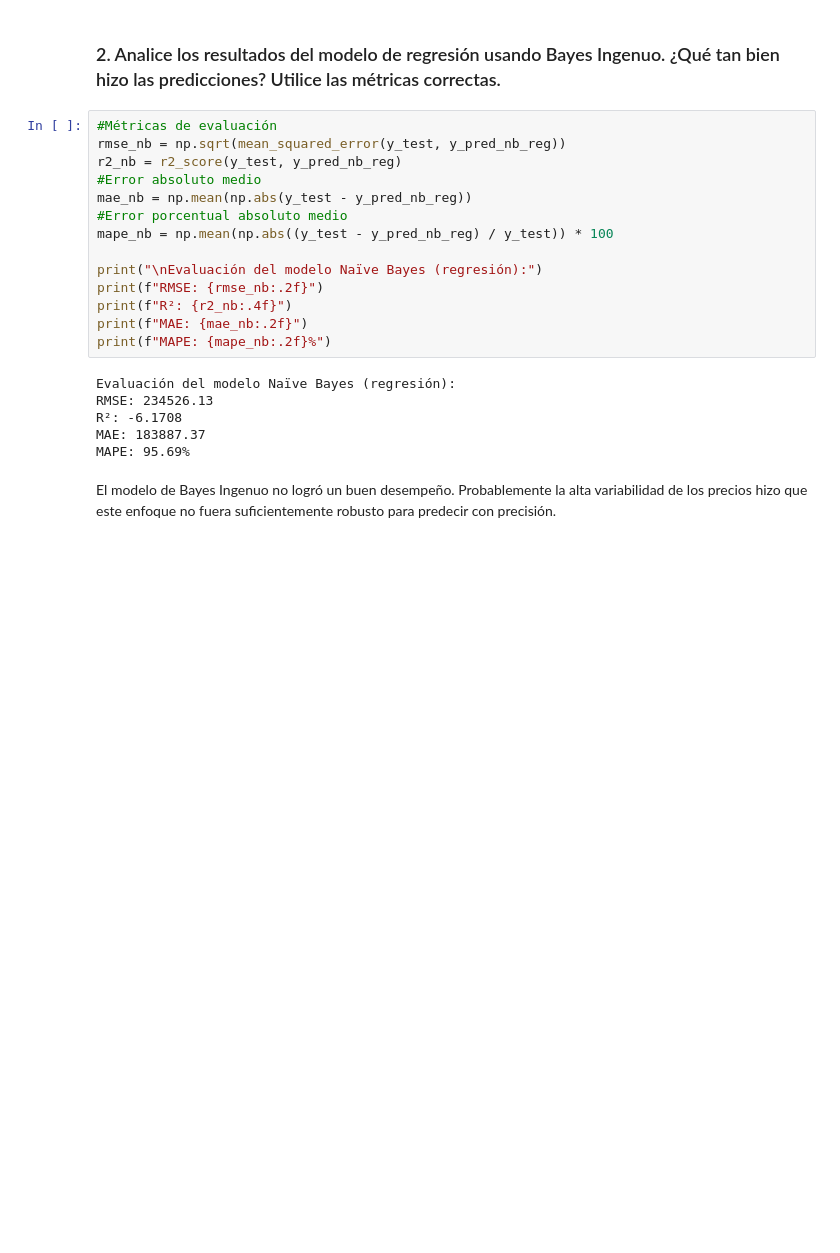
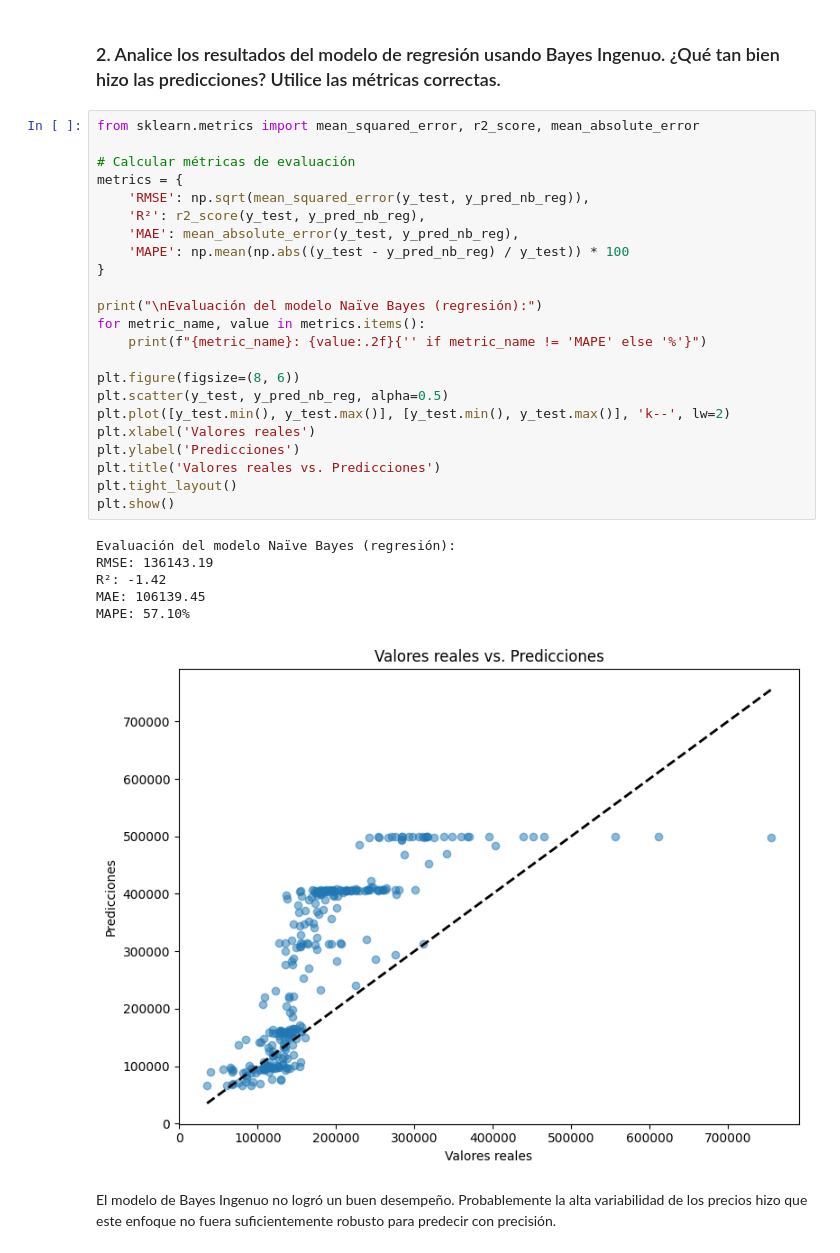
Before and after one commit to Riv2oo4/Proyecto1_MD, a Jupyter notebook: proyecto1.ipynb, the cells around one changed output. Saved outputs shown, nothing was run; the diff lists cells and outputs as text; blank space fills up the shorter version.

```diff
--- a/proyecto1.ipynb
+++ b/proyecto1.ipynb
@@ -1292,25 +1296,35 @@ Predicciones Naïve Bayes (Regresión) - primeras 10:
 # %% [markdown]
 ### 2. Analice los resultados del modelo de regresión usando Bayes Ingenuo. ¿Qué tan bien hizo las predicciones? Utilice las métricas correctas.
-# %%
-#Métricas de evaluación
-rmse_nb = np.sqrt(mean_squared_error(y_test, y_pred_nb_reg))
-r2_nb = r2_score(y_test, y_pred_nb_reg)
-#Error absoluto medio
-mae_nb = np.mean(np.abs(y_test - y_pred_nb_reg))
-#Error porcentual absoluto medio
-mape_nb = np.mean(np.abs((y_test - y_pred_nb_reg) / y_test)) * 100
-
-print("\nEvaluación del modelo Naïve Bayes (regresión):")
-print(f"RMSE: {rmse_nb:.2f}")
-print(f"R²: {r2_nb:.4f}")
-print(f"MAE: {mae_nb:.2f}")
-print(f"MAPE: {mape_nb:.2f}%")
-# %% [output]
-Evaluación del modelo Naïve Bayes (regresión):
-RMSE: 234526.13
-R²: -6.1708
-MAE: 183887.37
-MAPE: 95.69%
+# %%
+from sklearn.metrics import mean_squared_error, r2_score, mean_absolute_error
+
+# Calcular métricas de evaluación
+metrics = {
+    'RMSE': np.sqrt(mean_squared_error(y_test, y_pred_nb_reg)),
+    'R²': r2_score(y_test, y_pred_nb_reg),
+    'MAE': mean_absolute_error(y_test, y_pred_nb_reg),
+    'MAPE': np.mean(np.abs((y_test - y_pred_nb_reg) / y_test)) * 100
+}
+
+print("\nEvaluación del modelo Naïve Bayes (regresión):")
+for metric_name, value in metrics.items():
+    print(f"{metric_name}: {value:.2f}{'' if metric_name != 'MAPE' else '%'}")
+
+plt.figure(figsize=(8, 6))
+plt.scatter(y_test, y_pred_nb_reg, alpha=0.5)
+plt.plot([y_test.min(), y_test.max()], [y_test.min(), y_test.max()], 'k--', lw=2)
+plt.xlabel('Valores reales')
+plt.ylabel('Predicciones')
+plt.title('Valores reales vs. Predicciones')
+plt.tight_layout()
+plt.show()
+# %% [output]
+Evaluación del modelo Naïve Bayes (regresión):
+RMSE: 136143.19
+R²: -1.42
+MAE: 106139.45
+MAPE: 57.10%
+[figure, added]
 # %% [markdown]
 El modelo de Bayes Ingenuo no logró un buen desempeño. Probablemente la alta variabilidad de los precios hizo que este enfoque no fuera suficientemente robusto para predecir con precisión.
 # %% [markdown]
```
Also changed, not shown: parts of 3 cells of this notebook.
